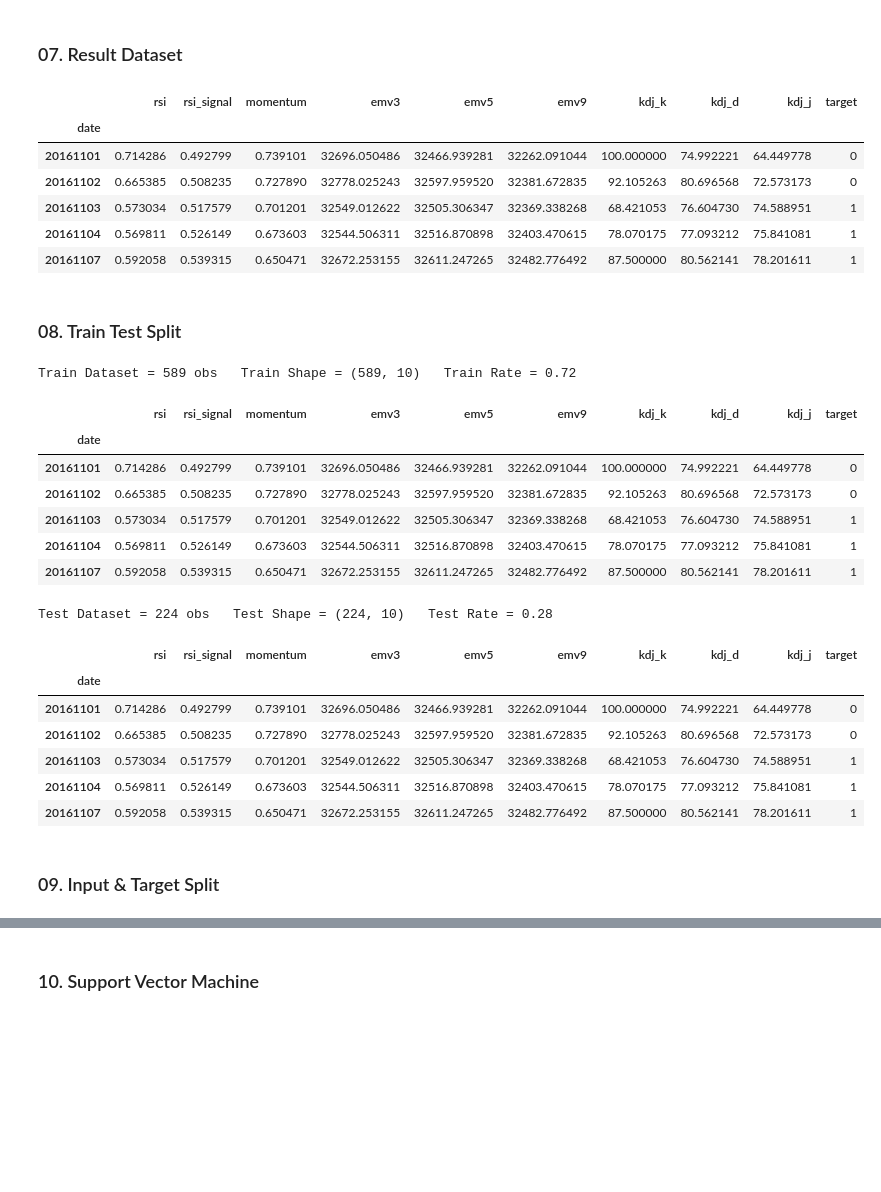
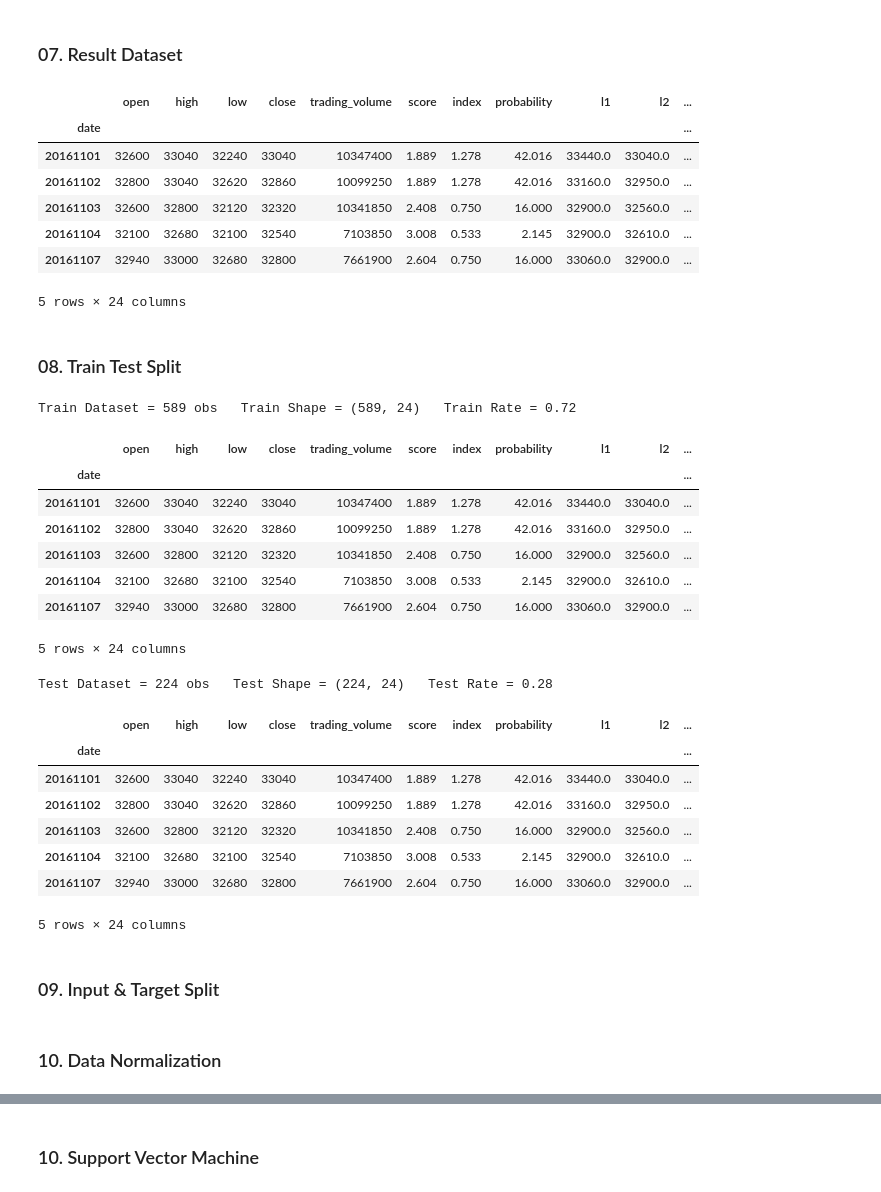
Before and after one commit to ajskdlf64/PROJECT_NEW_PROJECT, a Jupyter notebook: 08. Support Vector Machine.ipynb, the cells around one changed output, grey strips where cells are left out. Saved outputs shown, nothing was run; the diff lists cells and outputs as text; code cells hidden in the pictures; blank space fills up the shorter version.

```diff
--- a/08. Support Vector Machine.ipynb
+++ b/08. Support Vector Machine.ipynb
@@ -167,7 +167,9 @@ data = get_stochastic(data)
 # %% [markdown]
 ### 06. 변수 선택 및 결측값 제거
 # %%
-data = data[['rsi','rsi_signal','momentum','emv3','emv5','emv9','kdj_k','kdj_d','kdj_j','target']]
+data = data[['open', 'high', 'low', 'close', 'trading_volume', 'score', 'index', 'probability',\
+             'l1', 'l2', 'l3', 'l4', 'lgap', 'lrate',\
+             'rsi','rsi_signal','momentum','emv3','emv5','emv9','kdj_k','kdj_d','kdj_j','target']]
 # %%
 data = data.dropna()
 # %% [markdown]
@@ -175,13 +177,14 @@ data = data.dropna()
 # %%
 data.head()
 # %% [output]
-|  | rsi | rsi_signal | momentum | emv3 | emv5 | emv9 | kdj_k | kdj_d | kdj_j | target |
-| date |  |  |  |  |  |  |  |  |  |  |
-| 20161101 | 0.714286 | 0.492799 | 0.739101 | 32696.050486 | 32466.939281 | 32262.091044 | 100.000000 | 74.992221 | 64.449778 | 0 |
-| 20161102 | 0.665385 | 0.508235 | 0.727890 | 32778.025243 | 32597.959520 | 32381.672835 | 92.105263 | 80.696568 | 72.573173 | 0 |
-| 20161103 | 0.573034 | 0.517579 | 0.701201 | 32549.012622 | 32505.306347 | 32369.338268 | 68.421053 | 76.604730 | 74.588951 | 1 |
-| 20161104 | 0.569811 | 0.526149 | 0.673603 | 32544.506311 | 32516.870898 | 32403.470615 | 78.070175 | 77.093212 | 75.841081 | 1 |
-| 20161107 | 0.592058 | 0.539315 | 0.650471 | 32672.253155 | 32611.247265 | 32482.776492 | 87.500000 | 80.562141 | 78.201611 | 1 |
+|  | open | high | low | close | trading_volume | score | index | probability | l1 | l2 | ... |
+| date |  |  |  |  |  |  |  |  |  |  | ... |
+| 20161101 | 32600 | 33040 | 32240 | 33040 | 10347400 | 1.889 | 1.278 | 42.016 | 33440.0 | 33040.0 | ... |
+| 20161102 | 32800 | 33040 | 32620 | 32860 | 10099250 | 1.889 | 1.278 | 42.016 | 33160.0 | 32950.0 | ... |
+| 20161103 | 32600 | 32800 | 32120 | 32320 | 10341850 | 2.408 | 0.750 | 16.000 | 32900.0 | 32560.0 | ... |
+| 20161104 | 32100 | 32680 | 32100 | 32540 | 7103850 | 3.008 | 0.533 | 2.145 | 32900.0 | 32610.0 | ... |
+| 20161107 | 32940 | 33000 | 32680 | 32800 | 7661900 | 2.604 | 0.750 | 16.000 | 33060.0 | 32900.0 | ... |
+5 rows × 24 columns
 # %% [markdown]
 ### 08. Train Test Split
 # %%
@@ -192,27 +195,29 @@ print('Train Dataset = {} obs   Train Shape = {}   Train Rate = {:.2}'\
                                     .format(len(train), train.shape, len(train)/(len(train)+len(test))))
 train.head()
 # %% [output]
-Train Dataset = 589 obs   Train Shape = (589, 10)   Train Rate = 0.72
+Train Dataset = 589 obs   Train Shape = (589, 24)   Train Rate = 0.72
-|  | rsi | rsi_signal | momentum | emv3 | emv5 | emv9 | kdj_k | kdj_d | kdj_j | target |
-| date |  |  |  |  |  |  |  |  |  |  |
-| 20161101 | 0.714286 | 0.492799 | 0.739101 | 32696.050486 | 32466.939281 | 32262.091044 | 100.000000 | 74.992221 | 64.449778 | 0 |
-| 20161102 | 0.665385 | 0.508235 | 0.727890 | 32778.025243 | 32597.959520 | 32381.672835 | 92.105263 | 80.696568 | 72.573173 | 0 |
-| 20161103 | 0.573034 | 0.517579 | 0.701201 | 32549.012622 | 32505.306347 | 32369.338268 | 68.421053 | 76.604730 | 74.588951 | 1 |
-| 20161104 | 0.569811 | 0.526149 | 0.673603 | 32544.506311 | 32516.870898 | 32403.470615 | 78.070175 | 77.093212 | 75.841081 | 1 |
-| 20161107 | 0.592058 | 0.539315 | 0.650471 | 32672.253155 | 32611.247265 | 32482.776492 | 87.500000 | 80.562141 | 78.201611 | 1 |
+|  | open | high | low | close | trading_volume | score | index | probability | l1 | l2 | ... |
+| date |  |  |  |  |  |  |  |  |  |  | ... |
+| 20161101 | 32600 | 33040 | 32240 | 33040 | 10347400 | 1.889 | 1.278 | 42.016 | 33440.0 | 33040.0 | ... |
+| 20161102 | 32800 | 33040 | 32620 | 32860 | 10099250 | 1.889 | 1.278 | 42.016 | 33160.0 | 32950.0 | ... |
+| 20161103 | 32600 | 32800 | 32120 | 32320 | 10341850 | 2.408 | 0.750 | 16.000 | 32900.0 | 32560.0 | ... |
+| 20161104 | 32100 | 32680 | 32100 | 32540 | 7103850 | 3.008 | 0.533 | 2.145 | 32900.0 | 32610.0 | ... |
+| 20161107 | 32940 | 33000 | 32680 | 32800 | 7661900 | 2.604 | 0.750 | 16.000 | 33060.0 | 32900.0 | ... |
+5 rows × 24 columns
 # %%
 print('Test Dataset = {} obs   Test Shape = {}   Test Rate = {:.2}'\
                                     .format(len(test), test.shape, len(test)/(len(train)+len(test))))
-train.head()
+test.head()
 # %% [output]
-Test Dataset = 224 obs   Test Shape = (224, 10)   Test Rate = 0.28
+Test Dataset = 224 obs   Test Shape = (224, 24)   Test Rate = 0.28
-|  | rsi | rsi_signal | momentum | emv3 | emv5 | emv9 | kdj_k | kdj_d | kdj_j | target |
-| date |  |  |  |  |  |  |  |  |  |  |
-| 20161101 | 0.714286 | 0.492799 | 0.739101 | 32696.050486 | 32466.939281 | 32262.091044 | 100.000000 | 74.992221 | 64.449778 | 0 |
-| 20161102 | 0.665385 | 0.508235 | 0.727890 | 32778.025243 | 32597.959520 | 32381.672835 | 92.105263 | 80.696568 | 72.573173 | 0 |
-| 20161103 | 0.573034 | 0.517579 | 0.701201 | 32549.012622 | 32505.306347 | 32369.338268 | 68.421053 | 76.604730 | 74.588951 | 1 |
-| 20161104 | 0.569811 | 0.526149 | 0.673603 | 32544.506311 | 32516.870898 | 32403.470615 | 78.070175 | 77.093212 | 75.841081 | 1 |
-| 20161107 | 0.592058 | 0.539315 | 0.650471 | 32672.253155 | 32611.247265 | 32482.776492 | 87.500000 | 80.562141 | 78.201611 | 1 |
+|  | open | high | low | close | trading_volume | score | index | probability | l1 | l2 | ... |
+| date |  |  |  |  |  |  |  |  |  |  | ... |
+| 20161101 | 32600 | 33040 | 32240 | 33040 | 10347400 | 1.889 | 1.278 | 42.016 | 33440.0 | 33040.0 | ... |
+| 20161102 | 32800 | 33040 | 32620 | 32860 | 10099250 | 1.889 | 1.278 | 42.016 | 33160.0 | 32950.0 | ... |
+| 20161103 | 32600 | 32800 | 32120 | 32320 | 10341850 | 2.408 | 0.750 | 16.000 | 32900.0 | 32560.0 | ... |
+| 20161104 | 32100 | 32680 | 32100 | 32540 | 7103850 | 3.008 | 0.533 | 2.145 | 32900.0 | 32610.0 | ... |
+| 20161107 | 32940 | 33000 | 32680 | 32800 | 7661900 | 2.604 | 0.750 | 16.000 | 33060.0 | 32900.0 | ... |
+5 rows × 24 columns
 # %% [markdown]
 ### 09. Input & Target Split
 # %%
@@ -221,3 +226,5 @@ y_train = train[train.columns[-1]]
 # %%
 X_test = test[test.columns[:-1]]
 y_test = test[test.columns[-1]]
+# %% [markdown]
+### 10. Data Normalization
```
Also changed, not shown: parts of 5 cells of this notebook.
